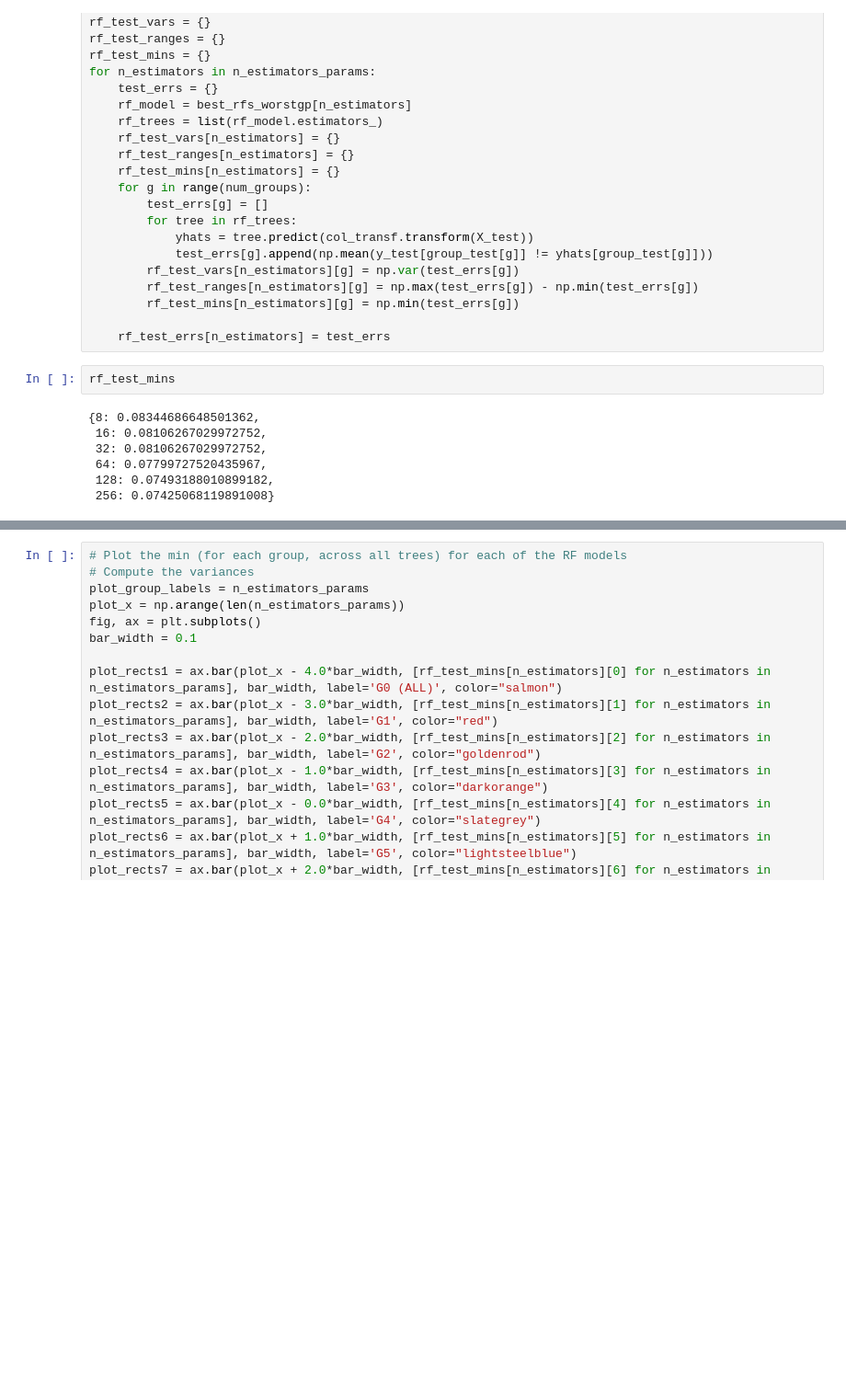
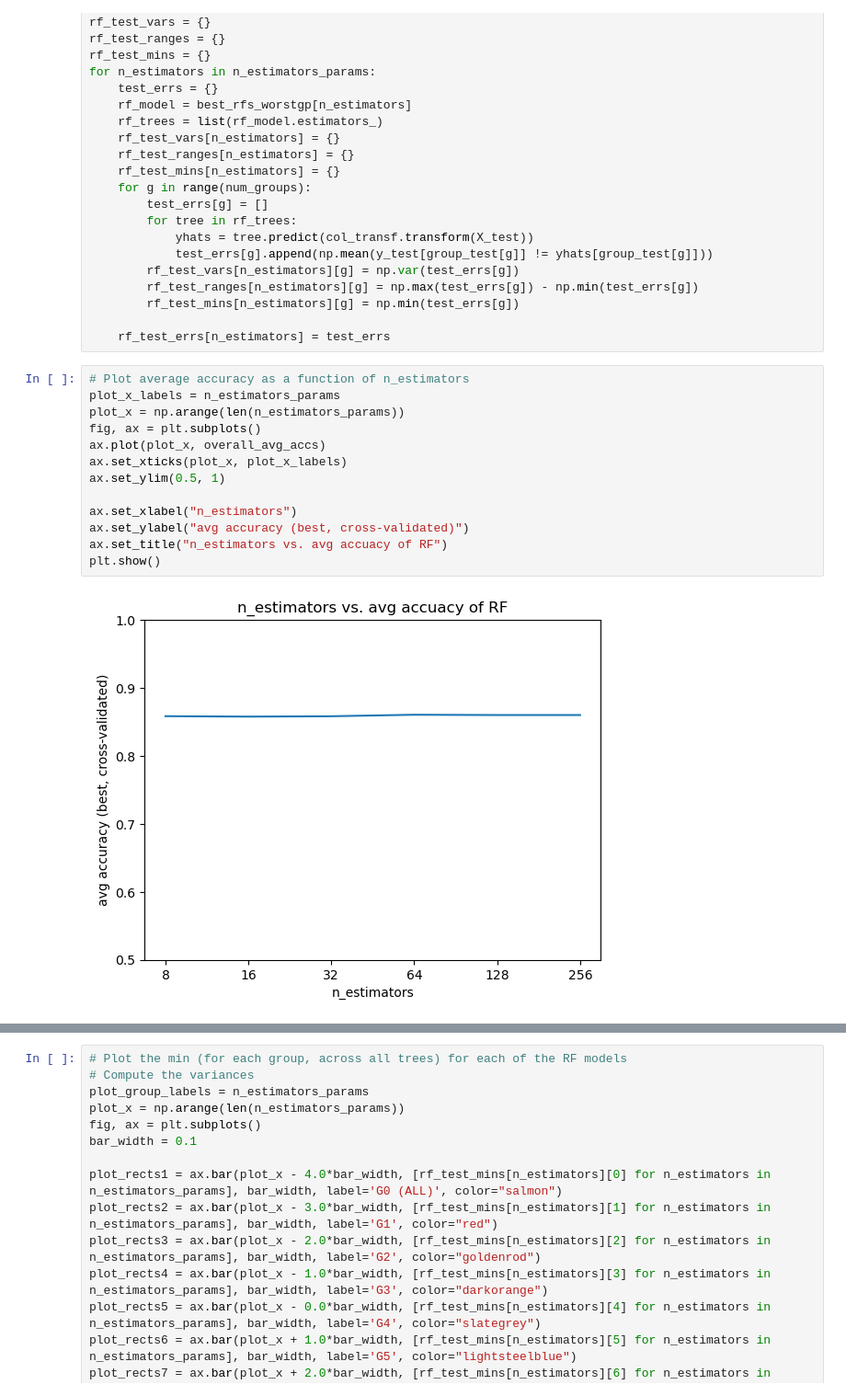
Before and after one commit to samuel-deng/tree_robust, a Jupyter notebook: experiments_adult_trees.ipynb, the cells around one changed output, grey strips where cells are left out. Shown at 92% size. Saved outputs shown, nothing was run; the diff lists cells and outputs as text; blank space fills up the shorter version.

```diff
--- a/experiments_adult_trees.ipynb
+++ b/experiments_adult_trees.ipynb
@@ -380,12 +383,18 @@ for n_estimators in n_estimators_params:
         rf_test_mins[n_estimators][g] = np.min(test_errs[g])
 
     rf_test_errs[n_estimators] = test_errs
-# %%
-rf_test_mins
-# %% [output]
-{8: 0.08344686648501362,
- 16: 0.08106267029972752,
- 32: 0.08106267029972752,
- 64: 0.07799727520435967,
- 128: 0.07493188010899182,
- 256: 0.07425068119891008}
+# %%
+# Plot average accuracy as a function of n_estimators
+plot_x_labels = n_estimators_params
+plot_x = np.arange(len(n_estimators_params))
+fig, ax = plt.subplots()
+ax.plot(plot_x, overall_avg_accs)
+ax.set_xticks(plot_x, plot_x_labels)
+ax.set_ylim(0.5, 1)
+
+ax.set_xlabel("n_estimators")
+ax.set_ylabel("avg accuracy (best, cross-validated)")
+ax.set_title("n_estimators vs. avg accuacy of RF")
+plt.show()
+# %% [output]
+[figure, added]
```
Also changed, not shown: parts of 27 cells of this notebook, 10 other files.
